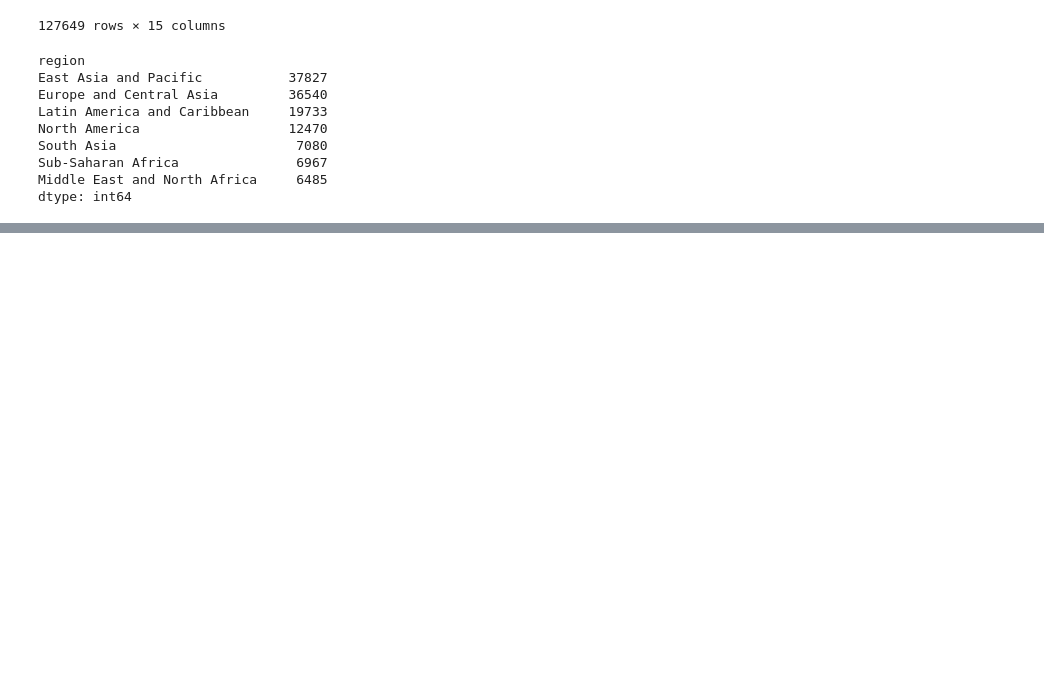
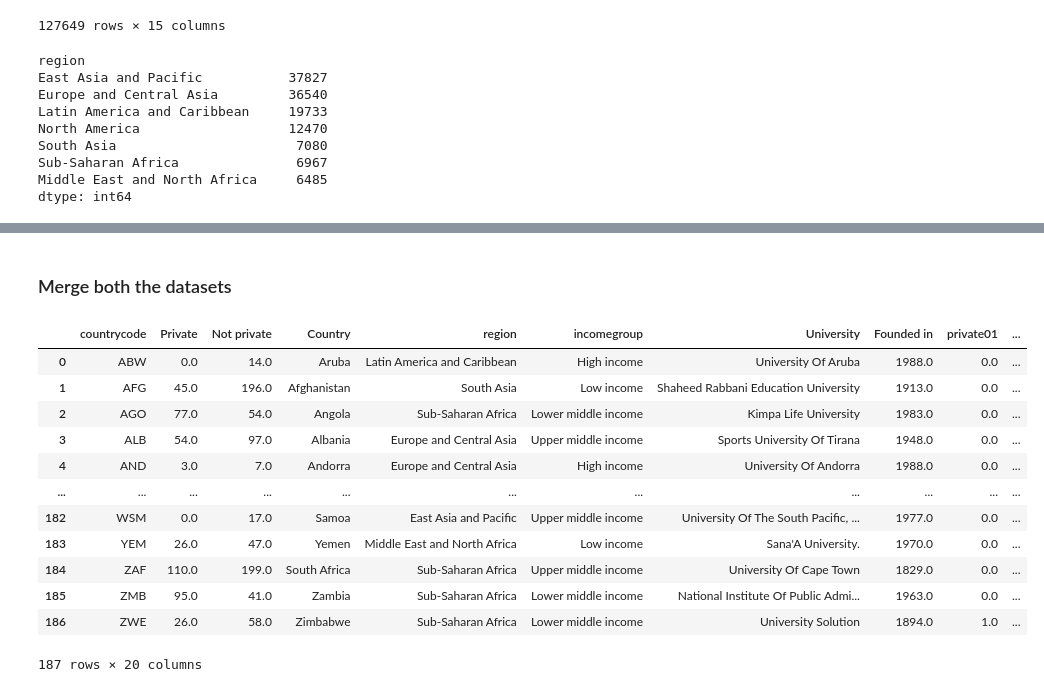
Before and after one commit to hannanmustajab/University-Enrolment-Dashboad-D3.js-, a Jupyter notebook: DV-Preprocessing.ipynb, the cells around one changed output, grey strips where cells are left out. Saved outputs shown, nothing was run; the diff lists cells and outputs as text; code cells hidden in the pictures; blank space fills up the shorter version.

```diff
--- a/DV-Preprocessing.ipynb
+++ b/DV-Preprocessing.ipynb
@@ -327,0 +367,8 @@ dtype: int64
+# %%
+# Count the number of private and not private colleges for each country
+count = df.groupby(['countrycode']).agg({'private01':['sum','size']}).reset_index()
+count.columns = ['countrycode','Private','Not private']
+count['Not private'] = count['Not private'] - count['Private']
+
+# Print the result
+print(count)
@@ -327,0 +392,7 @@ dtype: int64
+# %%
+# Sum the values of the 'masters', 'bachelors', and 'phd' columns for each group of 'Country'
+count_degrees = df.groupby('countrycode').agg({'Master': 'sum', 'Bachelor': 'sum', 'PhD': 'sum'}).reset_index()
+cols_name_map = {'country': 'Country', 'Master': 'total_masters', 'Bachelor': 'total_bachelor', 'PhD': 'total_phd'}
+count_degrees = count_degrees.rename(columns=cols_name_map)
+
+count_degrees
@@ -327,0 +413,23 @@ dtype: int64
+# %% [markdown]
+### Merge both the datasets
+# %%
+# Merge the dataframes on the 'Country' column
+merged_df = pd.merge(count, oldest_university, on='countrycode')
+merged_df = pd.merge(merged_df,count_degrees,on='countrycode')
+merged_df.to_csv('csv/processed/merged_dataset.csv',index=False)
+# %%
+merged_df
+# %% [output]
+|  | countrycode | Private | Not private | Country | region | incomegroup | University | Founded in | private01 | ... |
+| 0 | ABW | 0.0 | 14.0 | Aruba | Latin America and Caribbean | High income | University Of Aruba | 1988.0 | 0.0 | ... |
+| 1 | AFG | 45.0 | 196.0 | Afghanistan | South Asia | Low income | Shaheed Rabbani Education University | 1913.0 | 0.0 | ... |
+| 2 | AGO | 77.0 | 54.0 | Angola | Sub-Saharan Africa | Lower middle income | Kimpa Life University | 1983.0 | 0.0 | ... |
+| 3 | ALB | 54.0 | 97.0 | Albania | Europe and Central Asia | Upper middle income | Sports University Of Tirana | 1948.0 | 0.0 | ... |
+| 4 | AND | 3.0 | 7.0 | Andorra | Europe and Central Asia | High income | University Of Andorra | 1988.0 | 0.0 | ... |
+| ... | ... | ... | ... | ... | ... | ... | ... | ... | ... | ... |
+| 182 | WSM | 0.0 | 17.0 | Samoa | East Asia and Pacific | Upper middle income | University Of The South Pacific, ... | 1977.0 | 0.0 | ... |
+| 183 | YEM | 26.0 | 47.0 | Yemen | Middle East and North Africa | Low income | Sana'A University. | 1970.0 | 0.0 | ... |
+| 184 | ZAF | 110.0 | 199.0 | South Africa | Sub-Saharan Africa | Upper middle income | University Of Cape Town | 1829.0 | 0.0 | ... |
+| 185 | ZMB | 95.0 | 41.0 | Zambia | Sub-Saharan Africa | Lower middle income | National Institute Of Public Admi... | 1963.0 | 0.0 | ... |
+| 186 | ZWE | 26.0 | 58.0 | Zimbabwe | Sub-Saharan Africa | Lower middle income | University Solution | 1894.0 | 1.0 | ... |
+187 rows × 20 columns
```
Also changed, not shown: parts of 12 cells of this notebook, 17 other files.
